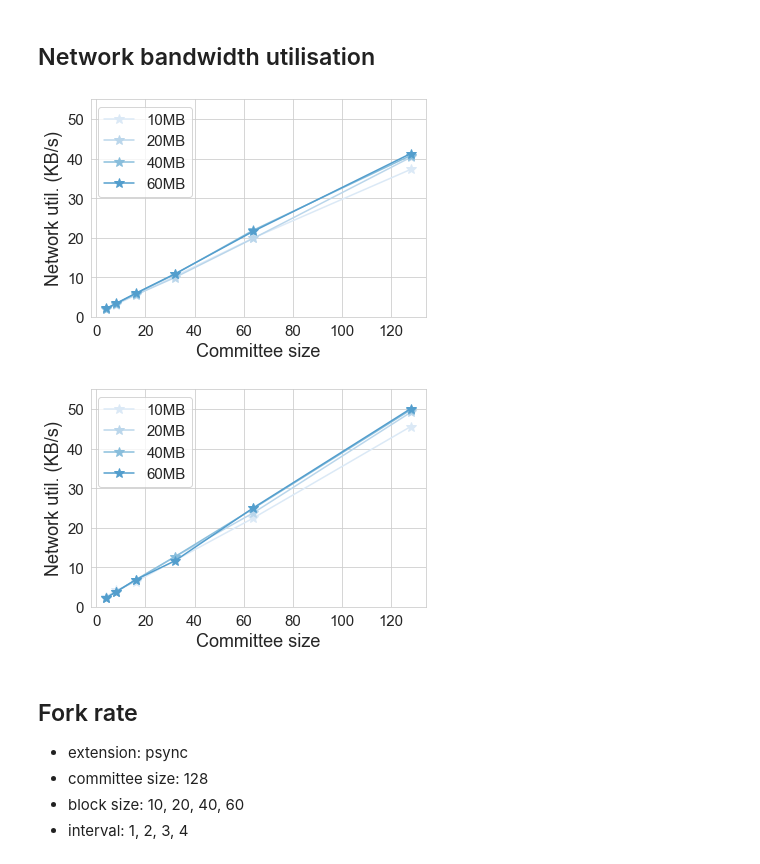
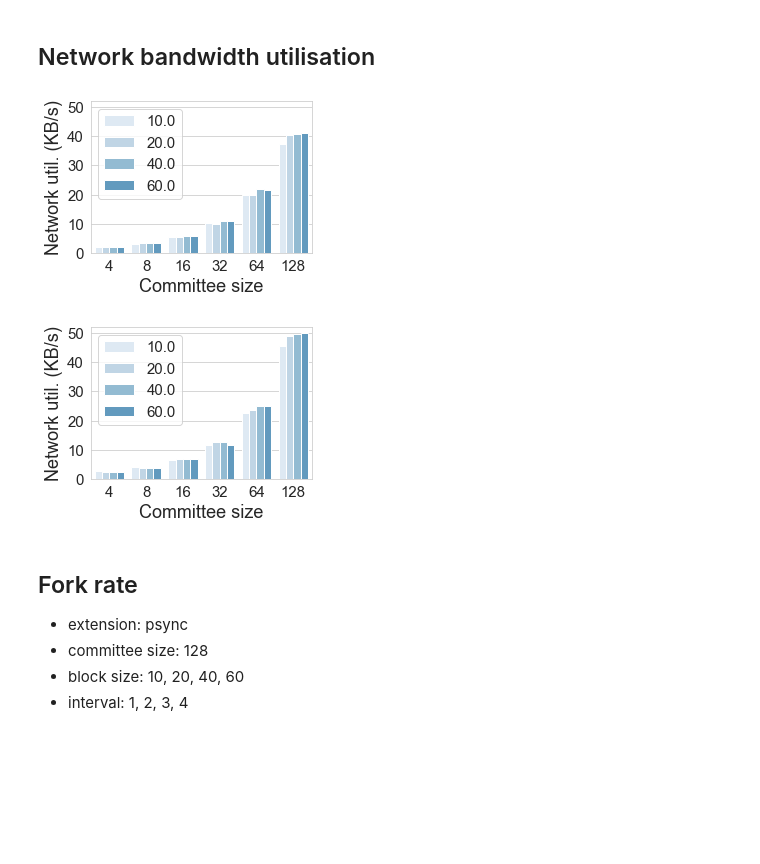
Before and after one commit to SebastianElvis/ebft, a Jupyter notebook: evaluation/analysis.ipynb, the cells around one changed output. Cells and saved outputs as stored; diff of their text form; code cells hidden in the pictures; blank space fills up the shorter version.

```diff
--- a/evaluation/analysis.ipynb
+++ b/evaluation/analysis.ipynb
@@ -314,29 +307,32 @@ def save_bw_util(extensions, committee_sizes, latencies, minerblocksizes):
 # %%
 bw_df = pd.read_csv(DATA_PATH / 'bw_util.csv')
 
 def plot_bw_util(df, extension, committee_sizes, minerblocksizes):
-    plt.figure()
+    plt.figure(figsize=(4, 3))
+    filtered_df = df[df['extension'] == extension]
+    filtered_df = filtered_df.astype({"committee_size": int})
 
-    for minerblocksize in minerblocksizes:
-        lines = df[(df['extension']==extension) & (df['committee_size'].isin(committee_sizes)) & (df['latency']==latency) & (df['minerblocksize']==minerblocksize)]
-        recvs = lines['recv']
-        sends = lines['send']
-        total_utils = (recvs+sends)/1000
-        plt.plot(committee_sizes, total_utils, '-*', label="%dMB" % minerblocksize, markersize=10)
+    total_utils = list()
+    for index, row in filtered_df.iterrows():
+        total_utils.append((row['recv'] + row['send'])/1000)
+    filtered_df.insert(loc=1, column="total", value=total_utils)
+    ax = sns.barplot(x='committee_size', y='total', hue='minerblocksize', data=filtered_df)
 
     plt.xticks(fontsize=15)
     plt.yticks(fontsize=15)
     plt.xlabel('Committee size', fontsize=18)
     plt.ylabel('Network util. (KB/s)', fontsize=18)
-    plt.ylim([0, 55])
+    plt.ylim([0, 52])
     plt.legend(fontsize=15)
+    plt.tight_layout()
+    plt.savefig(PAPER_FIG_PATH / ('bw-util-%s.pdf' % extension))
     plt.show()
 
 plot_bw_util(bw_df, 'syncorazor', [4,8,16,32,64,128], [10,20,40,60])
 plot_bw_util(bw_df, 'psyncorazor', [4,8,16,32,64,128], [10,20,40,60])
 # %% [output]
-[figure, old version]
+[figure, new version]
-[figure, old version]
+[figure, new version]
 # %% [markdown]
 ## Fork rate
 
```
Also changed, not shown: parts of 6 cells of this notebook, 2 other files.
